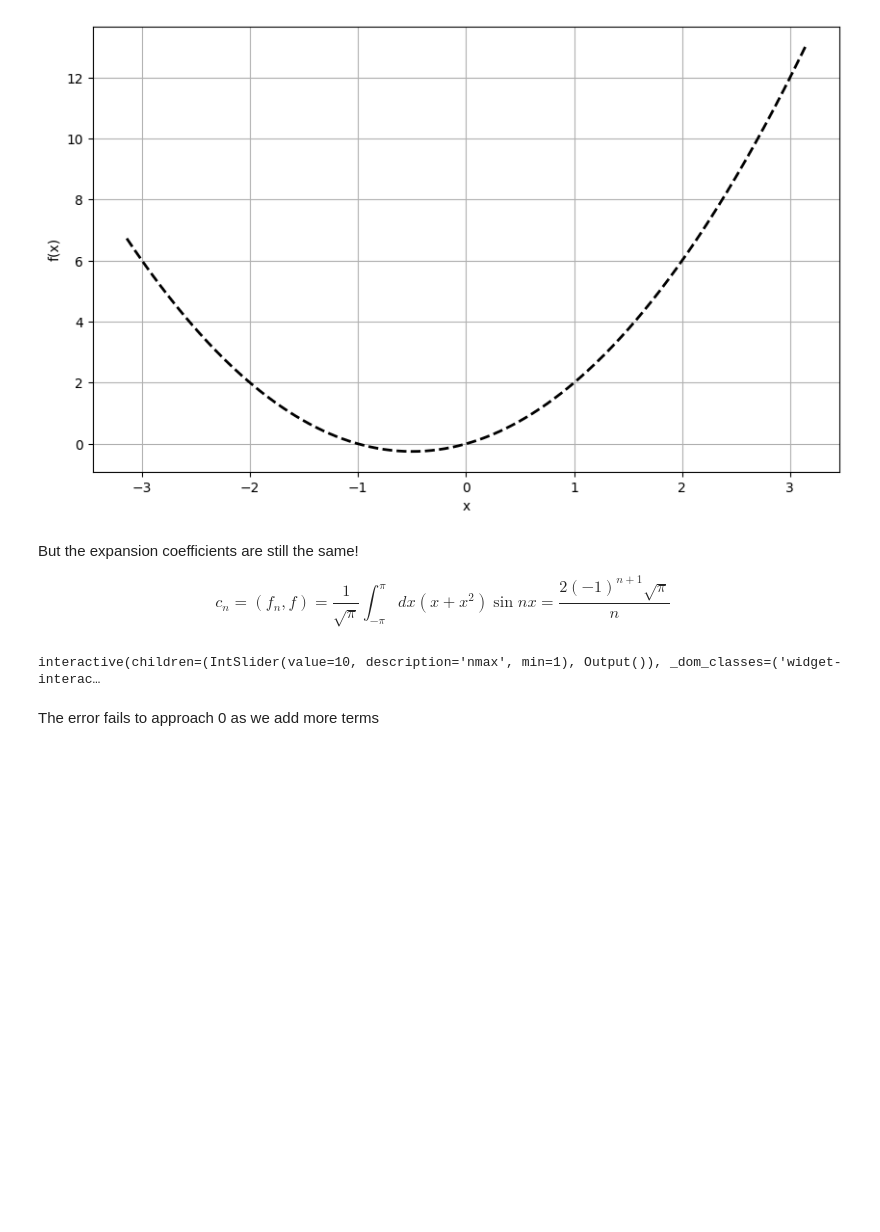
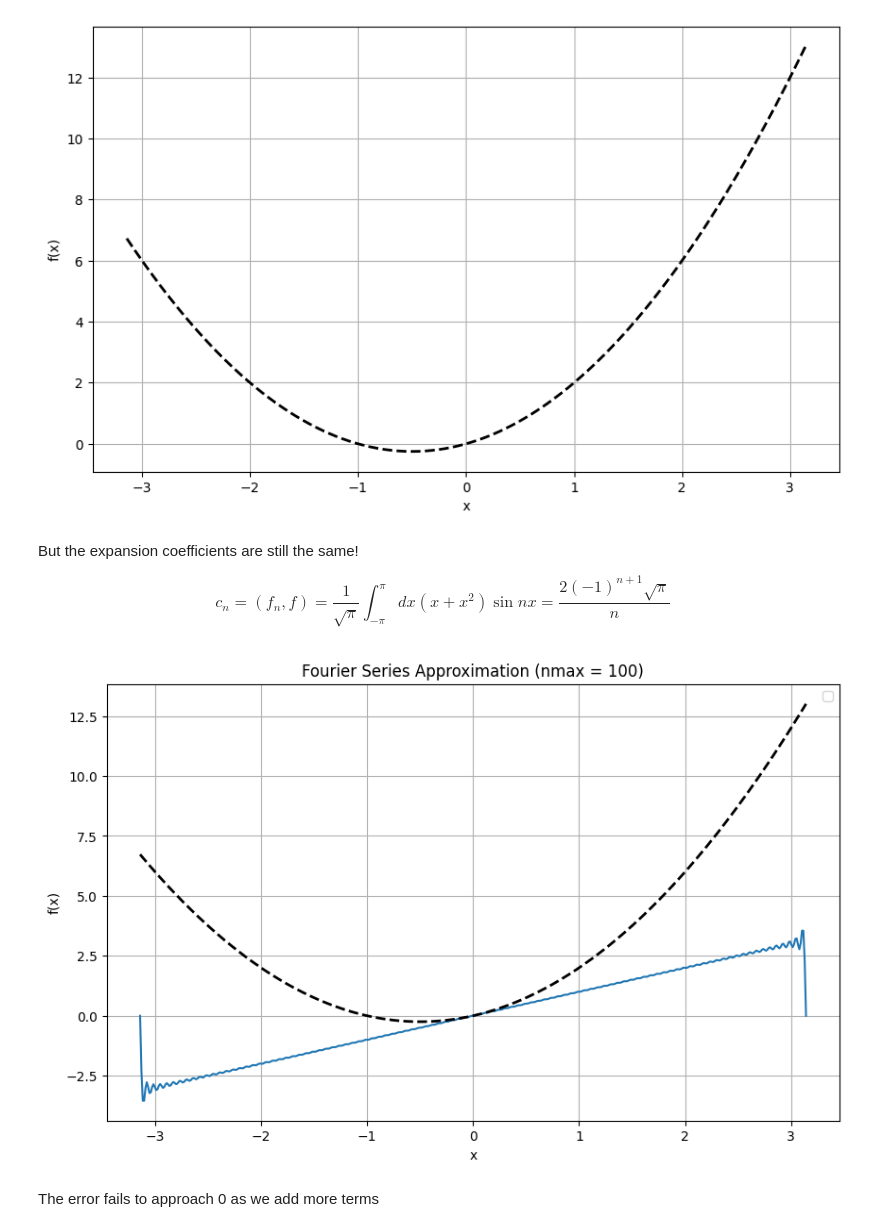
Before and after one commit to nblinov/PHYS_3090, a Jupyter notebook: PHYS_3090_Orthonormality_and_Completeness.ipynb, the cells around one changed output. Drawn from its saved outputs; the diff is of its cells as text; code cells hidden in the pictures; blank space fills up the shorter version.

```diff
--- a/PHYS_3090_Orthonormality_and_Completeness.ipynb
+++ b/PHYS_3090_Orthonormality_and_Completeness.ipynb
@@ -158,24 +164,25 @@ $$
 # %%
 def plot_fourier(nmax):
     x = np.linspace(-np.pi, np.pi, 500)
 
     y = [odd_sawtooth_fourier(xi, nmax) for xi in x]
 
     plt.figure(figsize=(10, 6))
     plt.plot(x, y)
     plt.title(f'Fourier Series Approximation (nmax = {nmax})')
     plt.xlabel('x')
     plt.ylabel('f(x)')
     plt.grid(True)
     plt.plot(x, new_f(x), 'k--', lw=2)
     plt.legend()
     plt.show()
 
 
-
-interact(plot_fourier, nmax=widgets.IntSlider(min=1, max=100, step=1, value=10));
+# Uncomment this for interactive plots
+#interact(plot_fourier, nmax=widgets.IntSlider(min=1, max=100, step=1, value=10));
+plot_fourier(100)
 # %% [output]
-interactive(children=(IntSlider(value=10, description='nmax', min=1), Output()), _dom_classes=('widget-interac…
+[figure, added]
 # %% [markdown]
 The error fails to approach 0 as we add more terms
 # %%
```
Also changed, not shown: parts of 4 cells of this notebook.
